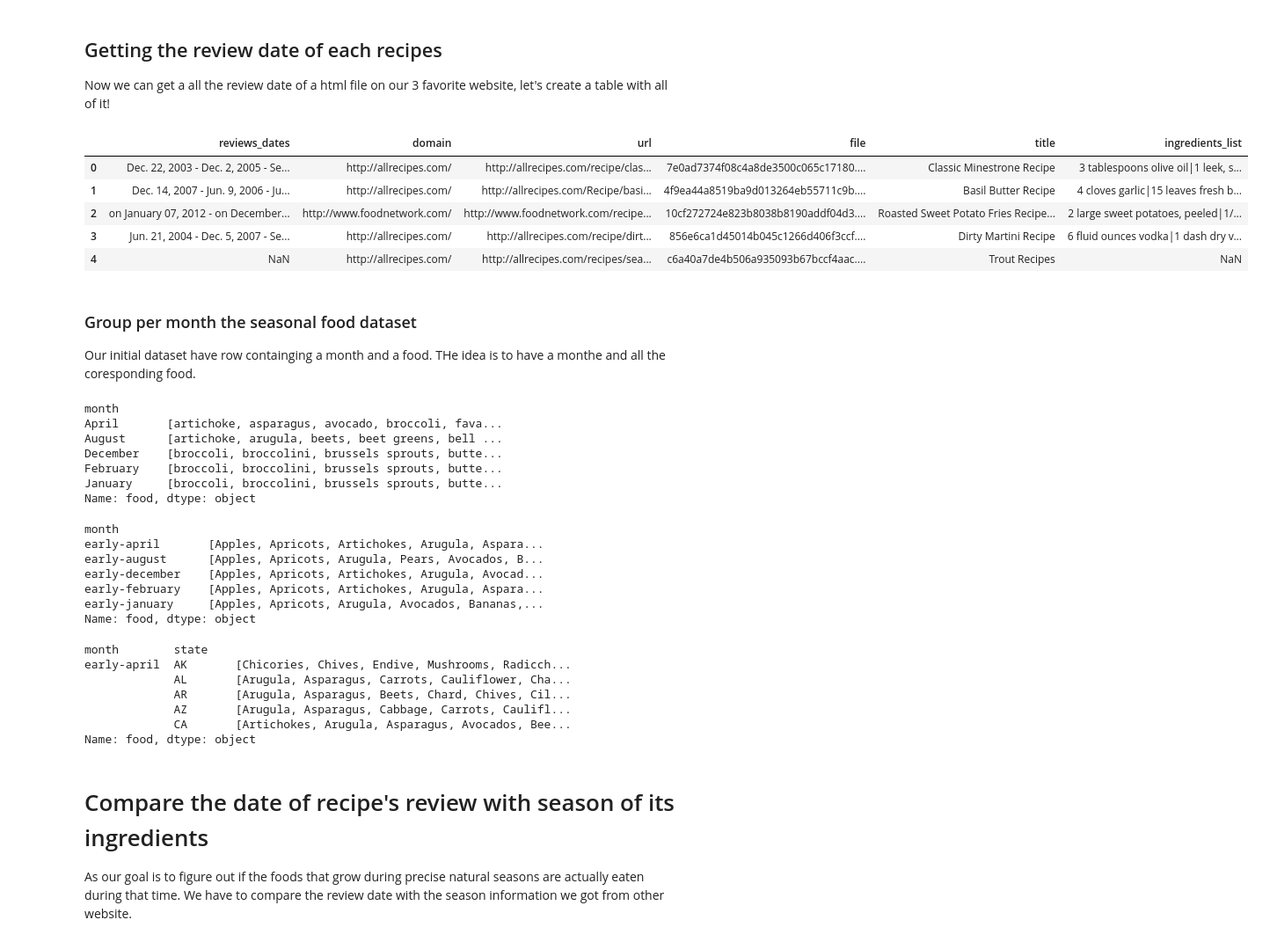
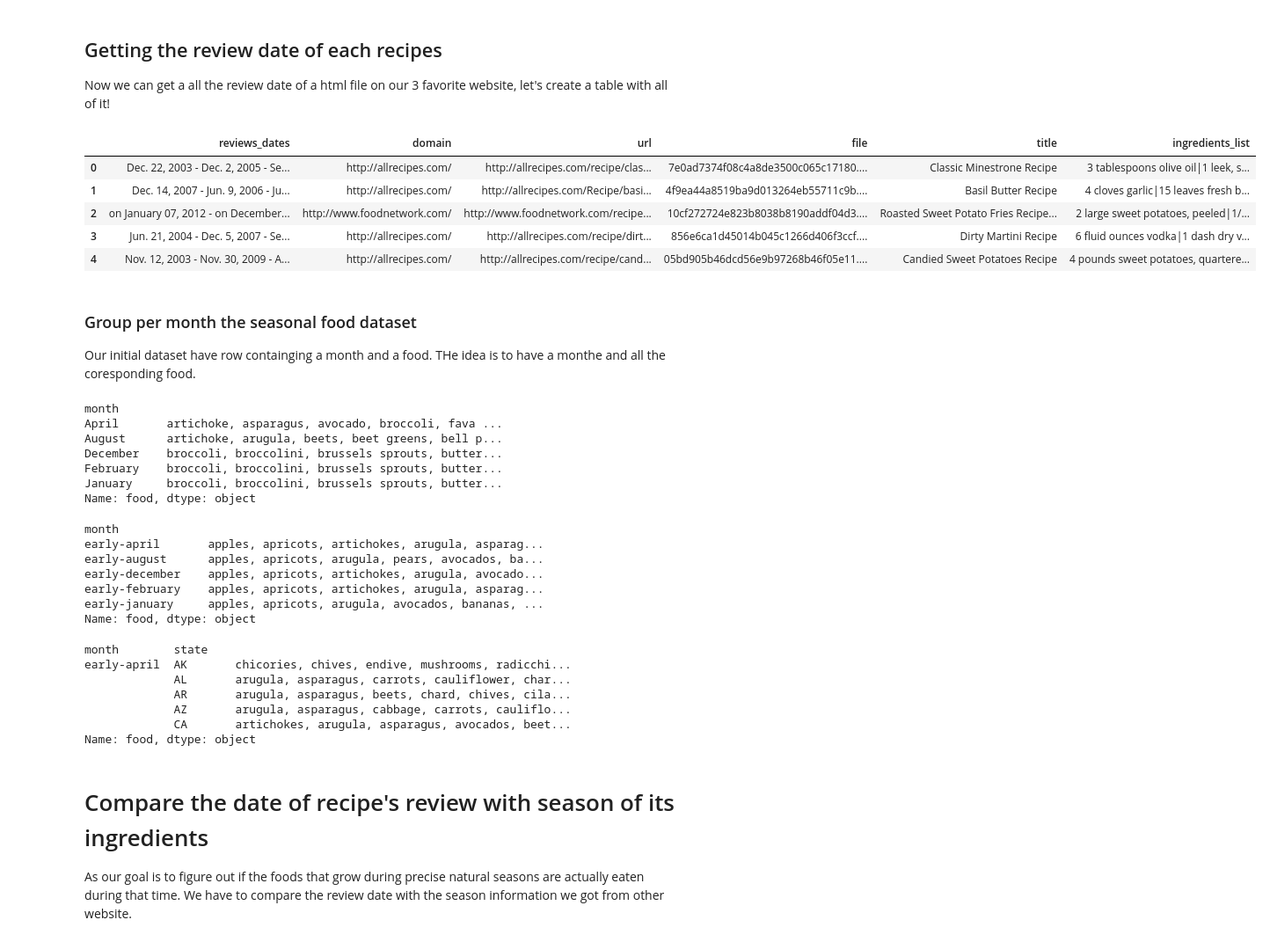
Before and after one commit to csbenz/ada, a Jupyter notebook: project/Project_test.ipynb, the cells around one changed output. Shown at 88% size. Cells and saved outputs as stored; diff of their text form; code cells hidden in the pictures.

Commit message:
adding a first part for the ingredient/monthe handeling

```diff
--- a/project/Project_test.ipynb
+++ b/project/Project_test.ipynb
@@ -317,57 +317,57 @@ def build_review_data():
 # %%
 my_file = Path('data/reviews.csv')
 if my_file.is_file():
     review_data = pd.read_csv('data/reviews.csv', encoding='latin-1')
 else:
     review_data = build_review_data()
-    review_data.to_csv('data/reviews.csv', index=False)
+    review_data[pd.notnull(review_data['ingredients_list'])].to_csv('data/reviews.csv', index=False)
 
 #TODO: Do we need to save this dataset as a csv as it took some times to generate?
 review_data.head()
 # %% [output]
 |  | reviews_dates | domain | url | file | title | ingredients_list |
 | 0 | Dec. 22, 2003 - Dec. 2, 2005 - Se... | http://allrecipes.com/ | http://allrecipes.com/recipe/clas... | 7e0ad7374f08c4a8de3500c065c17180.... | Classic Minestrone Recipe | 3 tablespoons olive oil|1 leek, s... |
 | 1 | Dec. 14, 2007 - Jun. 9, 2006 - Ju... | http://allrecipes.com/ | http://allrecipes.com/Recipe/basi... | 4f9ea44a8519ba9d013264eb55711c9b.... | Basil Butter Recipe | 4 cloves garlic|15 leaves fresh b... |
 | 2 | on January 07, 2012 - on December... | http://www.foodnetwork.com/ | http://www.foodnetwork.com/recipe... | 10cf272724e823b8038b8190addf04d3.... | Roasted Sweet Potato Fries Recipe... | 2 large sweet potatoes, peeled|1/... |
 | 3 | Jun. 21, 2004 - Dec. 5, 2007 - Se... | http://allrecipes.com/ | http://allrecipes.com/recipe/dirt... | 856e6ca1d45014b045c1266d406f3ccf.... | Dirty Martini Recipe | 6 fluid ounces vodka|1 dash dry v... |
-| 4 | NaN | http://allrecipes.com/ | http://allrecipes.com/recipes/sea... | c6a40a7de4b506a935093b67bccf4aac.... | Trout Recipes | NaN |
+| 4 | Nov. 12, 2003 - Nov. 30, 2009 - A... | http://allrecipes.com/ | http://allrecipes.com/recipe/cand... | 05bd905b46dcd56e9b97268b46f05e11.... | Candied Sweet Potatoes Recipe | 4 pounds sweet potatoes, quartere... |
 # %% [markdown]
 ### Group per month the seasonal food dataset
 Our initial dataset have row containging a month and a food. THe idea is to have a monthe and all the coresponding food.
 # %%
-eat_season_per_month = eat_season_data.groupby('month')['food'].apply(list)
+eat_season_per_month = eat_season_data.groupby('month')['food'].apply(lambda x: ', '.join(x).lower())
 eat_season_per_month.head()
 # %% [output]
 month
-April       [artichoke, asparagus, avocado, broccoli, fava...
-August      [artichoke, arugula, beets, beet greens, bell ...
-December    [broccoli, broccolini, brussels sprouts, butte...
-February    [broccoli, broccolini, brussels sprouts, butte...
-January     [broccoli, broccolini, brussels sprouts, butte...
+April       artichoke, asparagus, avocado, broccoli, fava ...
+August      artichoke, arugula, beets, beet greens, bell p...
+December    broccoli, broccolini, brussels sprouts, butter...
+February    broccoli, broccolini, brussels sprouts, butter...
+January     broccoli, broccolini, brussels sprouts, butter...
 Name: food, dtype: object
 # %%
 season_guid_no_state = season_guid_data[['month', 'food']].drop_duplicates()
 
-season_guid_per_month = season_guid_no_state.groupby('month')['food'].apply(list)
+season_guid_per_month = season_guid_no_state.groupby('month')['food'].apply(lambda x: ', '.join(x).lower())
 season_guid_per_month.head()
 # %% [output]
 month
-early-april       [Apples, Apricots, Artichokes, Arugula, Aspara...
-early-august      [Apples, Apricots, Arugula, Pears, Avocados, B...
-early-december    [Apples, Apricots, Artichokes, Arugula, Avocad...
-early-february    [Apples, Apricots, Artichokes, Arugula, Aspara...
-early-january     [Apples, Apricots, Arugula, Avocados, Bananas,...
+early-april       apples, apricots, artichokes, arugula, asparag...
+early-august      apples, apricots, arugula, pears, avocados, ba...
+early-december    apples, apricots, artichokes, arugula, avocado...
+early-february    apples, apricots, artichokes, arugula, asparag...
+early-january     apples, apricots, arugula, avocados, bananas, ...
 Name: food, dtype: object
 # %%
-season_guid_full_per_month = season_guid_data.groupby(['month', 'state'])['food'].apply(list)
+season_guid_full_per_month = season_guid_data.groupby(['month', 'state'])['food'].apply(lambda x: ', '.join(x).lower())
 season_guid_full_per_month.head()
 # %% [output]
 month        state
-early-april  AK       [Chicories, Chives, Endive, Mushrooms, Radicch...
-             AL       [Arugula, Asparagus, Carrots, Cauliflower, Cha...
-             AR       [Arugula, Asparagus, Beets, Chard, Chives, Cil...
-             AZ       [Arugula, Asparagus, Cabbage, Carrots, Caulifl...
-             CA       [Artichokes, Arugula, Asparagus, Avocados, Bee...
+early-april  AK       chicories, chives, endive, mushrooms, radicchi...
+             AL       arugula, asparagus, carrots, cauliflower, char...
+             AR       arugula, asparagus, beets, chard, chives, cila...
+             AZ       arugula, asparagus, cabbage, carrots, cauliflo...
+             CA       artichokes, arugula, asparagus, avocados, beet...
 Name: food, dtype: object
 # %% [markdown]
 # Compare the date of recipe's review with season of its ingredients
```
Also changed, not shown: parts of 5 cells of this notebook.
